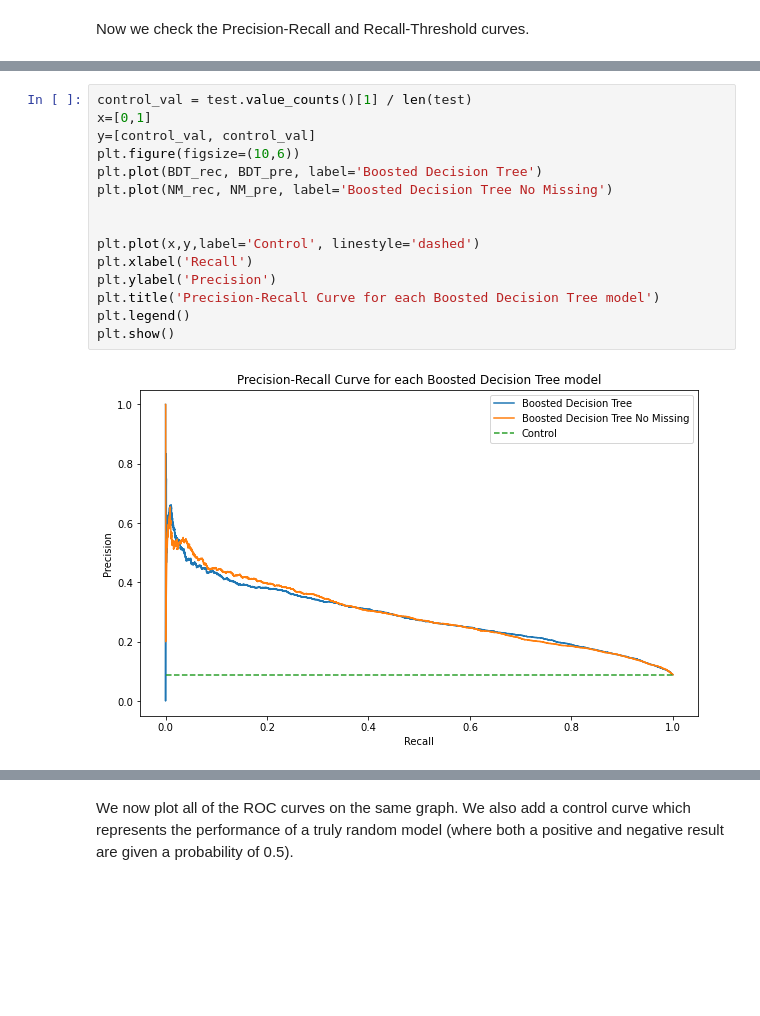
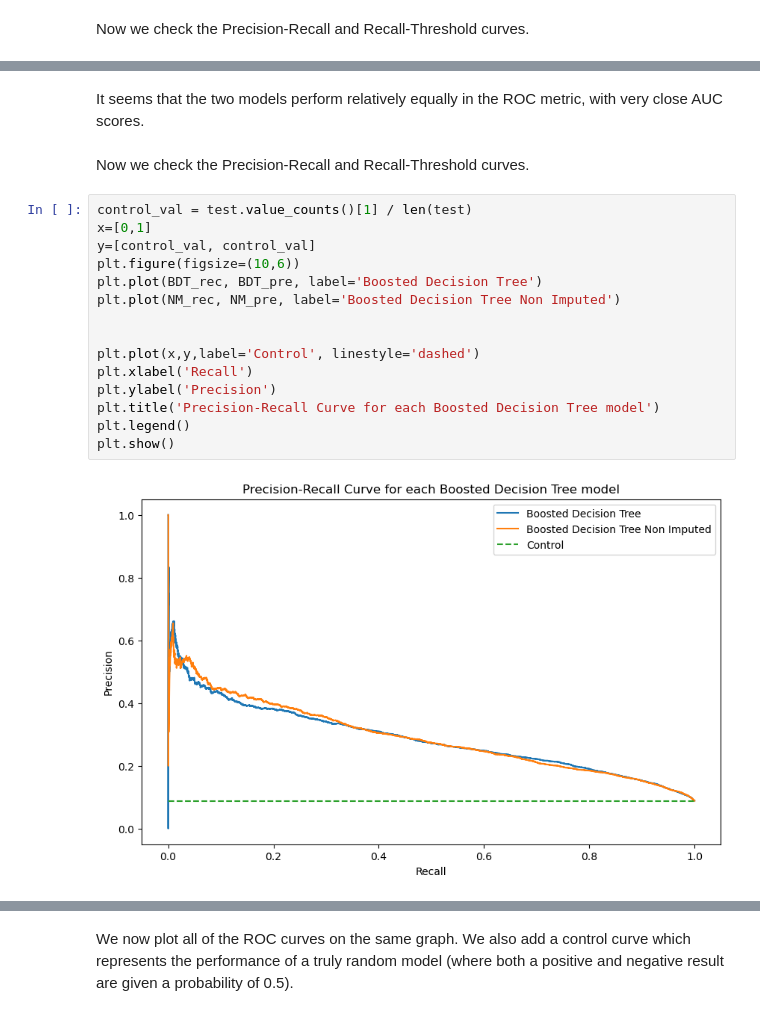
Before and after one commit to erinp0/DST-Assessment-1, a Jupyter notebook: Report/08-ModelComparison.ipynb, the cells around one changed output, grey strips where cells are left out. Drawn from its saved outputs; the diff is of its cells as text; blank space fills up the shorter version.

```diff
--- a/Report/08-ModelComparison.ipynb
+++ b/Report/08-ModelComparison.ipynb
@@ -157,20 +161,24 @@ plt.show()
+# %% [markdown]
+It seems that the two models perform relatively equally in the ROC metric, with very close AUC scores.
+# %% [markdown]
+Now we check the Precision-Recall and Recall-Threshold curves.
 # %%
 control_val = test.value_counts()[1] / len(test)
 x=[0,1]
 y=[control_val, control_val]
 plt.figure(figsize=(10,6))
 plt.plot(BDT_rec, BDT_pre, label='Boosted Decision Tree')
-plt.plot(NM_rec, NM_pre, label='Boosted Decision Tree No Missing')
+plt.plot(NM_rec, NM_pre, label='Boosted Decision Tree Non Imputed')
 
 
 plt.plot(x,y,label='Control', linestyle='dashed')
 plt.xlabel('Recall')
 plt.ylabel('Precision')
 plt.title('Precision-Recall Curve for each Boosted Decision Tree model')
 plt.legend()
 plt.show()
 # %% [output]
-[figure, old version]
+[figure, new version]
 # %%
 plt.figure(figsize=(10,6))
 plt.plot(BDT_thr, BDT_rec[0:len(BDT_rec)-1], label='Boosted Decision Tree')
```
Also changed, not shown: parts of 39 cells of this notebook.
